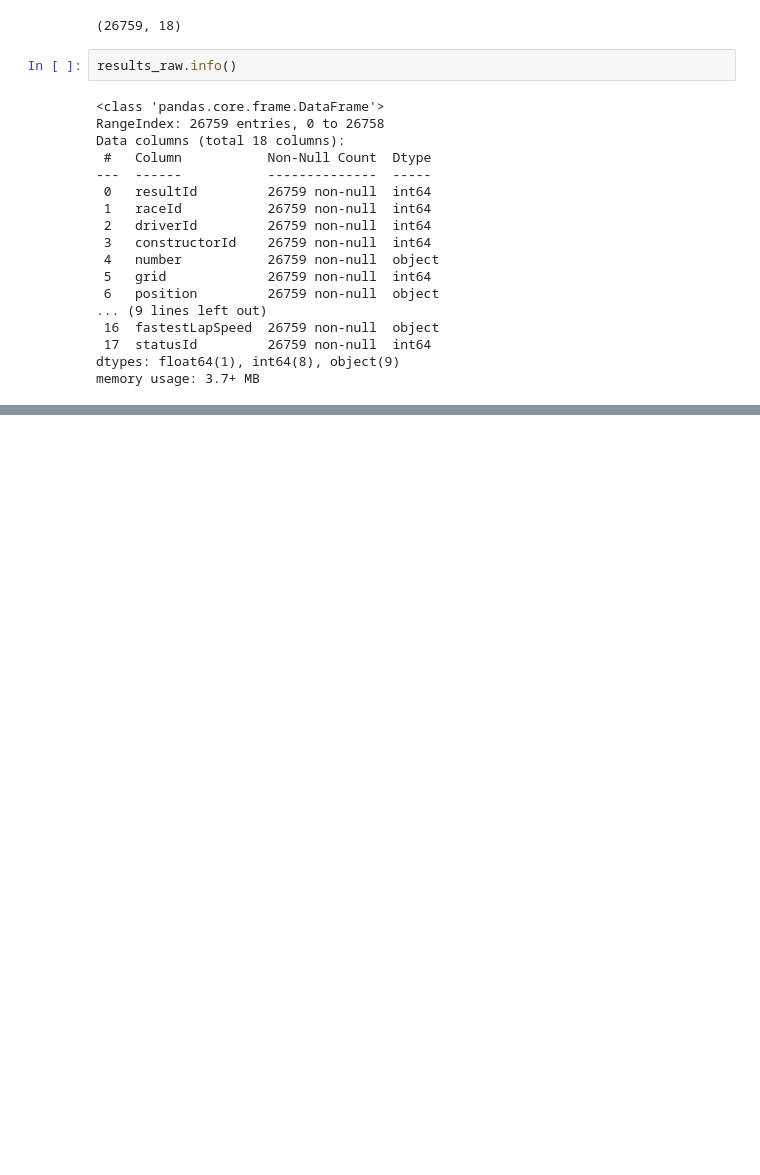
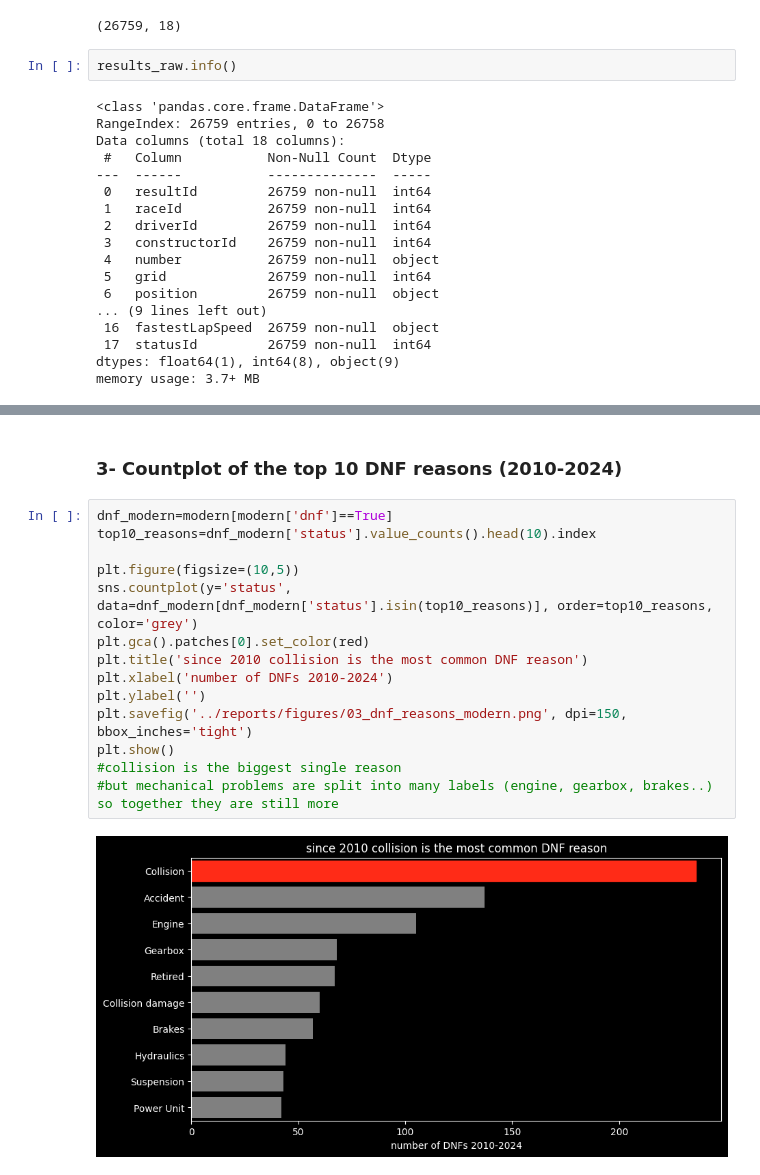
Before and after one commit to Majed-Codes/f1-eda-dashboard, a Jupyter notebook: notebook/f1_eda.ipynb, the cells around one changed output, grey strips where cells are left out. Cells and saved outputs as stored; diff of their text form; blank space fills up the shorter version.

```diff
--- a/notebook/f1_eda.ipynb
+++ b/notebook/f1_eda.ipynb
@@ -963,0 +491,18 @@ same model for its "predict podium chance" widget.
+# %% [markdown]
+### 3- Countplot of the top 10 DNF reasons (2010-2024)
+# %%
+dnf_modern=modern[modern['dnf']==True]
+top10_reasons=dnf_modern['status'].value_counts().head(10).index
+
+plt.figure(figsize=(10,5))
+sns.countplot(y='status', data=dnf_modern[dnf_modern['status'].isin(top10_reasons)], order=top10_reasons, color='grey')
+plt.gca().patches[0].set_color(red)
+plt.title('since 2010 collision is the most common DNF reason')
+plt.xlabel('number of DNFs 2010-2024')
+plt.ylabel('')
+plt.savefig('../reports/figures/03_dnf_reasons_modern.png', dpi=150, bbox_inches='tight')
+plt.show()
+#collision is the biggest single reason
+#but mechanical problems are split into many labels (engine, gearbox, brakes..) so together they are still more
+# %% [output]
+[figure, added]
```
Also changed, not shown: parts of 149 cells of this notebook, 15 other files.
